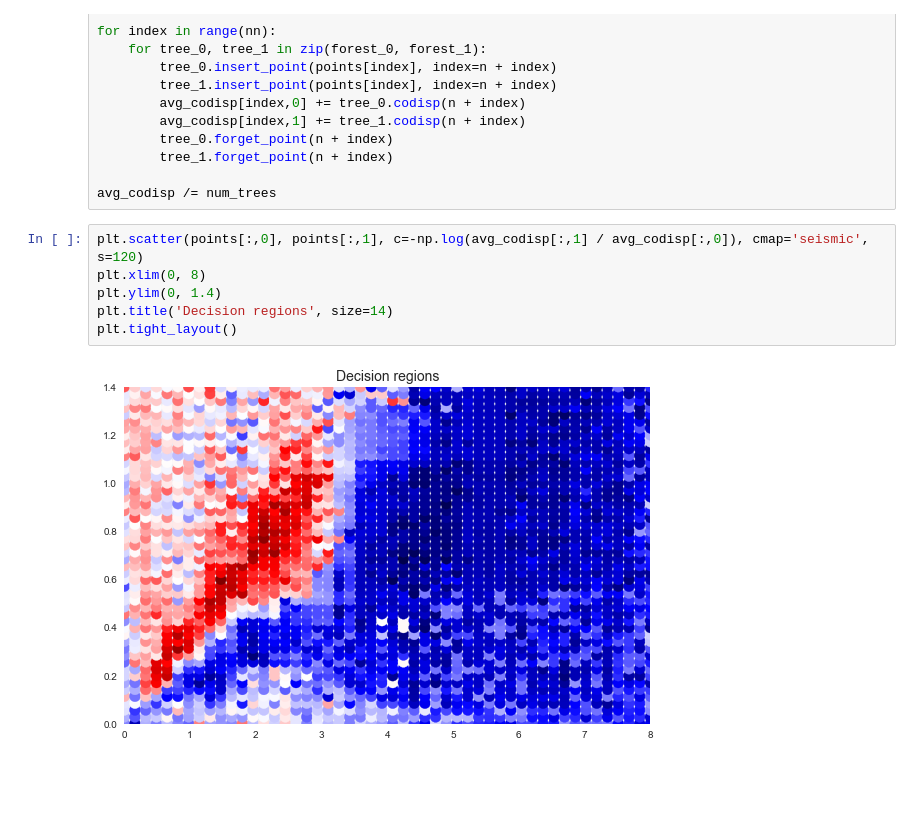
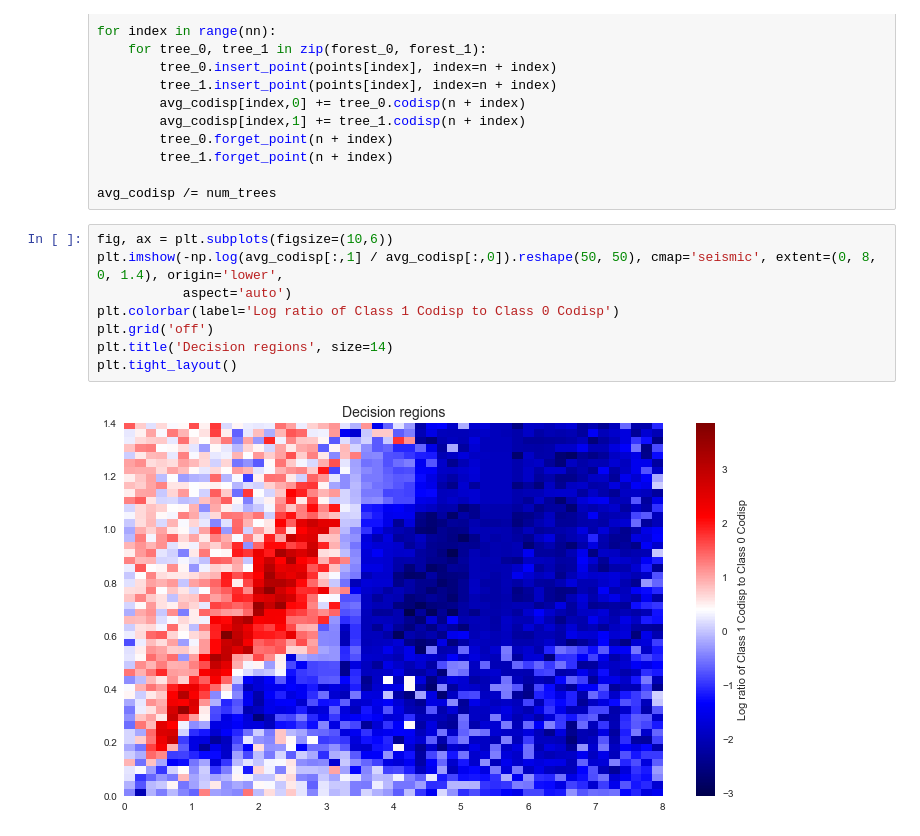
Before and after one commit to kLabUM/rrcf, a Jupyter notebook: notebooks/classification_test.ipynb, the cells around one changed output. Drawn from its saved outputs; the diff is of its cells as text; blank space fills up the shorter version.

```diff
--- a/notebooks/classification_test.ipynb
+++ b/notebooks/classification_test.ipynb
@@ -170,10 +170,12 @@ for index in range(nn):
 
 avg_codisp /= num_trees
 # %%
-plt.scatter(points[:,0], points[:,1], c=-np.log(avg_codisp[:,1] / avg_codisp[:,0]), cmap='seismic', s=120)
-plt.xlim(0, 8)
-plt.ylim(0, 1.4)
+fig, ax = plt.subplots(figsize=(10,6))
+plt.imshow(-np.log(avg_codisp[:,1] / avg_codisp[:,0]).reshape(50, 50), cmap='seismic', extent=(0, 8, 0, 1.4), origin='lower',
+           aspect='auto')
+plt.colorbar(label='Log ratio of Class 1 Codisp to Class 0 Codisp')
+plt.grid('off')
 plt.title('Decision regions', size=14)
 plt.tight_layout()
 # %% [output]
-[figure, old version]
+[figure, new version]
```
Also changed, not shown: parts of 1 cell of this notebook.
